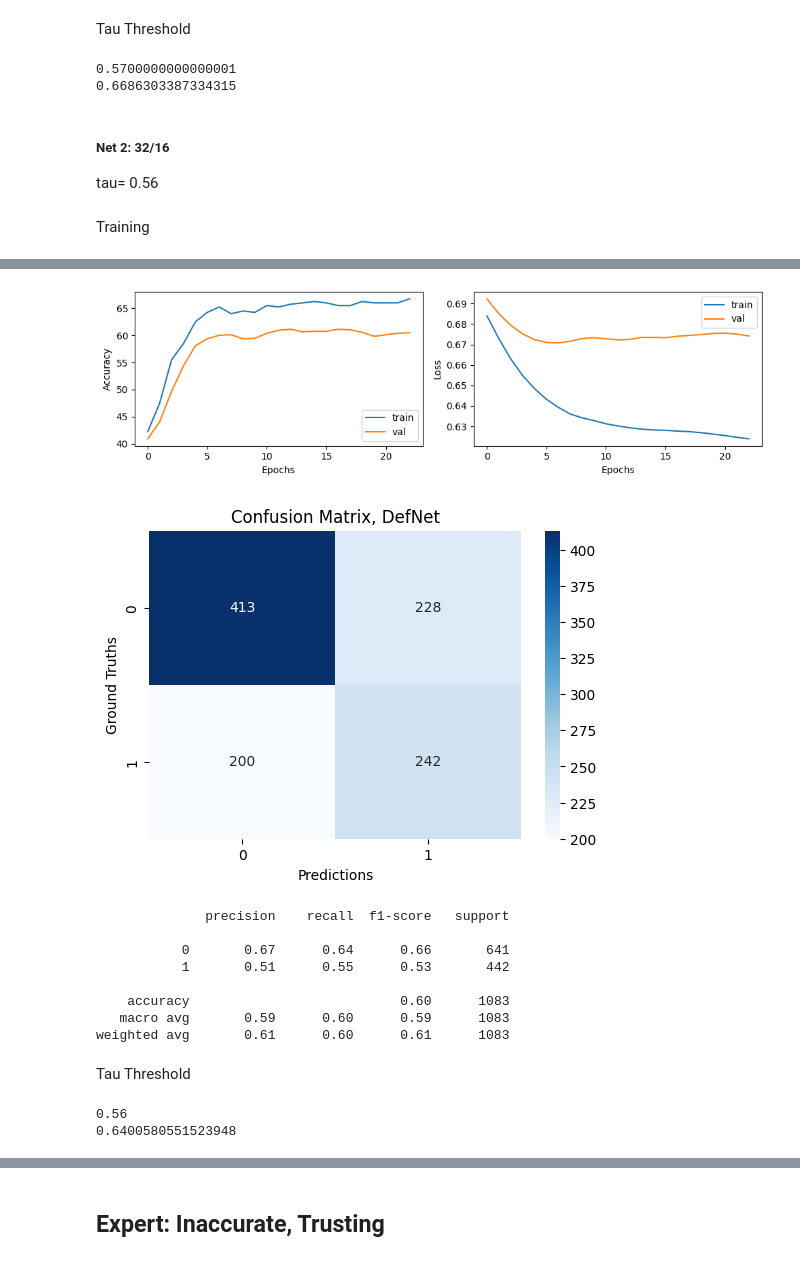
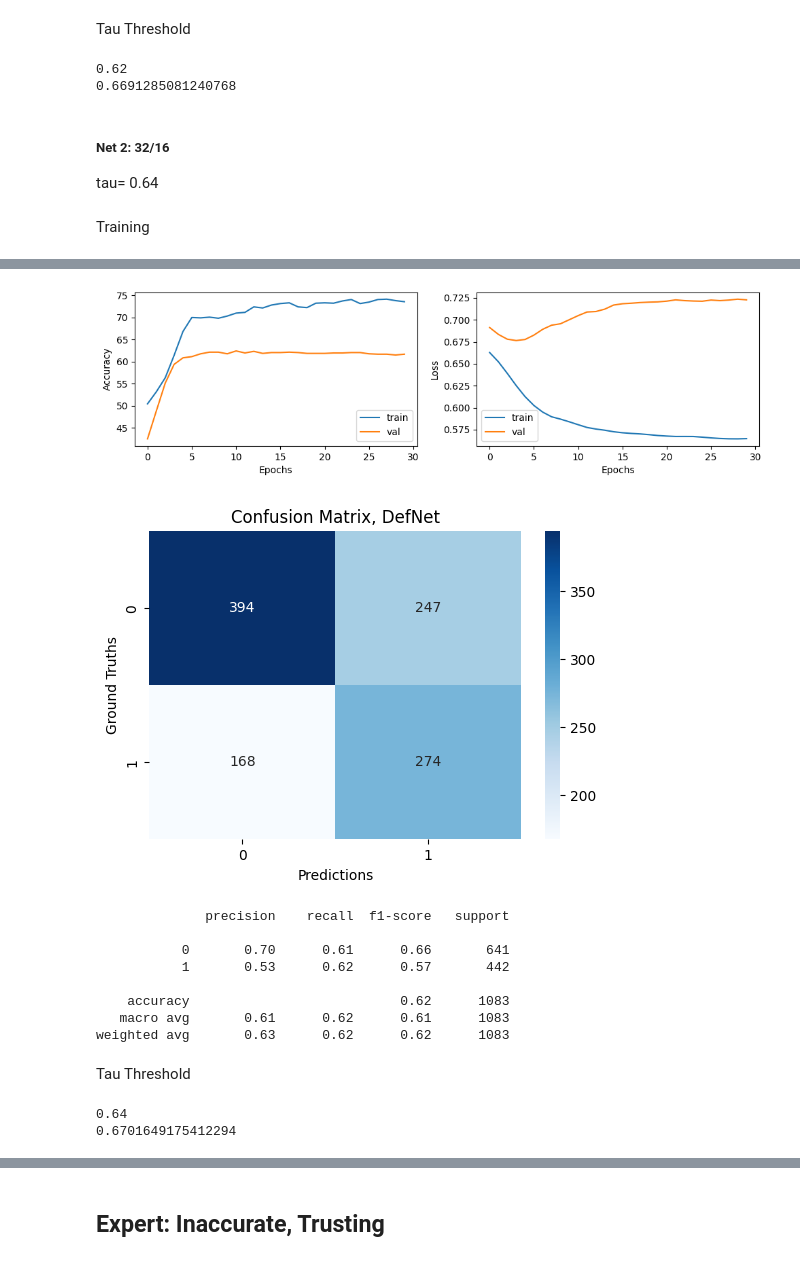
Before and after one commit to virgmarletta/Bridget, a Jupyter notebook: compas_calibration.ipynb, the cells around one changed output, grey strips where cells are left out. Drawn from its saved outputs; the diff is of its cells as text; code cells hidden in the pictures.

```diff
--- a/compas_calibration.ipynb
+++ b/compas_calibration.ipynb
@@ -848,13 +849,13 @@ X_cal = torch.tensor(df_acc_t[feat_order].values, dtype=torch.float32)
 y_cal = torch.tensor(df_acc_t['g_truth'].values, dtype=torch.long)
 
 acc_t_df = TensorDataset(X_cal, y_cal)
-acc_t_loader = DataLoader(acc_t_df, batch_size=64, shuffle=False)
+acc_t_loader = DataLoader(acc_t_df, batch_size=128, shuffle=False)
 
 X_val = torch.tensor(df_val[feat_order].values, dtype=torch.float32)
 y_val = torch.tensor(df_val['ground_truth'].values, dtype=torch.long)
 
 val_d = TensorDataset(X_val, y_val)
-val_loader = DataLoader(val_d, batch_size=64, shuffle=False)
+val_loader = DataLoader(val_d, batch_size=128, shuffle=False)
 # %% [markdown]
 #### Deferral Strat 1
 # %% [markdown]
@@ -866,16 +867,26 @@ perfomance(benchmark) accuracy 62%
 # %%
 ## instantiating def net
 
-small_net= DeferralNet(input_size=8, hidden_layer1= 16, hidden_layer2= 8, output_size=2, dropout_coeff=0.0)
+small_net= DeferralNet(input_size=8, hidden_layer1= 16, hidden_layer2= 8, output_size=2, dropout_coeff=0.3)
 
 small_net.to(device)
 
 optimizer = optim.Adam(params=small_net.parameters(),
-                       lr=0.002,
-                       weight_decay= 1e-4
+                       lr=0.003,
+                       weight_decay= 8e-3
 
                     )
 
-weights = torch.tensor([1.0, 1.4]).to(device)
-criterion= nn.CrossEntropyLoss(weight=weights, label_smoothing=0.05)
-scheduler = StepLR(optimizer, step_size=25, gamma=0.5)
+weights = torch.tensor([1.0, 1.3]).to(device)
+# aumentando troppo i pesi (già 1.3 sembra troppo) induce molta instabilità all'inizio, anche se ha risultati migliori non ne vale la pena
+
+#overall con configurazioni affini a dropout 0.2, lr 0.001, weight decay 5e-3, label smoothing 0.05
+# la rete non riesce a minimizzare affatto
+# il label smoothing aumentato a 0.1 aiuta un po' di più perchè la loss non aumenta di moltissimo,
+# ma bisogna trovare il mix giusto per farla abbassare anche di poco
+
+# nuova config: batch aumentata a 128 ciascuno, learning rate 0.003, weight decay 1e-2
+# decay 5e-2 troppo aggressivo verso la classe 0, lets try 8e-3, altre condizioni uguali
+
+criterion= nn.CrossEntropyLoss(weight=weights, label_smoothing=0.1)
+scheduler = StepLR(optimizer, step_size=15, gamma=0.5)
@@ -946,5 +959,5 @@ val_evaluator.add_event_handler(Events.EPOCH_COMPLETED, handler)
 val_evaluator.add_event_handler(Events.EPOCH_COMPLETED, checkpoint, {'model': small_net})
 
 
-trainer.run(acc_t_loader, max_epochs= 50)
+trainer.run(acc_t_loader, max_epochs= 30)
 # %% [output]
@@ -1014,7 +1021,7 @@ weighted avg       0.63      0.62      0.62      1083
 # %% [markdown]
 Tau Threshold
 # %%
-model_path = r'.\nets\compas\acc_t_models\iter_{iter}\16_8_acc_t_model_36.pt'
+model_path = fr'.\nets\compas\acc_t_models\iter_{iter}\16_8_acc_t_model_30.pt'
 
 small_net.load_state_dict(torch.load(model_path))
 small_net.eval()
@@ -1041,28 +1048,29 @@ for tau, (acc_sel, cov, _) in zip(taus, res):
 print(best_tau)
 print(best_acc)
 # %% [output]
-0.5700000000000001
-0.6686303387334315
+0.62
+0.6691285081240768
 # %% [markdown]
 ##### Net 2: 32/16
 
-tau= 0.56
+tau= 0.64
 # %%
 ## instantiating the Deferral Net structures + Dropout rate 0.2 e Early Stopping
 
-large_net= DeferralNet(input_size= 8, hidden_layer1= 32, hidden_layer2= 16, output_size=2, dropout_coeff=0.2)
+large_net= DeferralNet(input_size=8, hidden_layer1= 16, hidden_layer2= 8, output_size=2, dropout_coeff=0.3)
 
 large_net.to(device)
 
 optimizer = optim.Adam(params=large_net.parameters(),
-                       lr=0.002,
-                       weight_decay= 1e-4
+                       lr=0.003,
+                       weight_decay= 8e-3
 
                     )
 
-weights = torch.tensor([1.0, 1.4]).to(device)
-criterion= nn.CrossEntropyLoss(weight=weights, label_smoothing=0.05)
-scheduler = StepLR(optimizer, step_size=25, gamma=0.5)
+weights = torch.tensor([1.0, 1.3]).to(device)
+
+criterion= nn.CrossEntropyLoss(weight=weights, label_smoothing=0.1)
+scheduler = StepLR(optimizer, step_size=15, gamma=0.5)
 # %% [markdown]
 Training
 # %%
@@ -1117,10 +1125,10 @@ def score_function(engine):
 
 
 # define early stopping and model checkpoint
-handler = EarlyStopping(patience=10, score_function=score_function, trainer=trainer)
+handler = EarlyStopping(patience=30, score_function=score_function, trainer=trainer)
 
 checkpoint = ModelCheckpoint(
-    dirname=r'nets\compas\acc_t_models',
+    dirname=fr'nets\compas\acc_t_models\iter_{iter}',
     filename_prefix='32_16_acc_t',
     n_saved=1,
     create_dir=True,
@@ -1182,22 +1181,22 @@ End of Epoch 23: Learning Rate 0.002
-[figure, old version]
+[figure, new version]
 # %%
 plot_confusion_matrix(large_net, val_loader, device)
 # %% [output]
-[figure, old version]
+[figure, new version]
               precision    recall  f1-score   support
 
-           0       0.67      0.64      0.66       641
-           1       0.51      0.55      0.53       442
+           0       0.70      0.61      0.66       641
+           1       0.53      0.62      0.57       442
 
-    accuracy                           0.60      1083
-   macro avg       0.59      0.60      0.59      1083
-weighted avg       0.61      0.60      0.61      1083
+    accuracy                           0.62      1083
+   macro avg       0.61      0.62      0.61      1083
+weighted avg       0.63      0.62      0.62      1083
 # %% [markdown]
 Tau Threshold
 # %%
 # dopo avere scelto la net migliore
 
-model_path = r'nets\compas\acc_t_models\32_16_acc_t_model_23.pt'
+model_path = fr'.\nets\compas\acc_t_models\iter_{iter}\32_16_acc_t_model_30.pt'
 large_net.load_state_dict(torch.load(model_path))
 large_net.eval()
 
@@ -1223,5 +1222,5 @@ for tau, (acc_sel, cov, _) in zip(taus, res):
 print(best_tau)
 print(best_acc)
 # %% [output]
-0.56
-0.6400580551523948
+0.64
+0.6701649175412294
```
Also changed, not shown: parts of 18 cells of this notebook, 19 other files.
